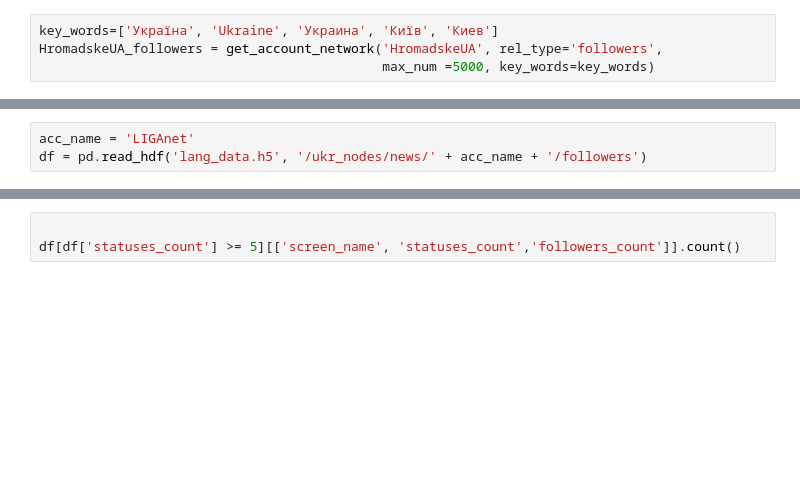
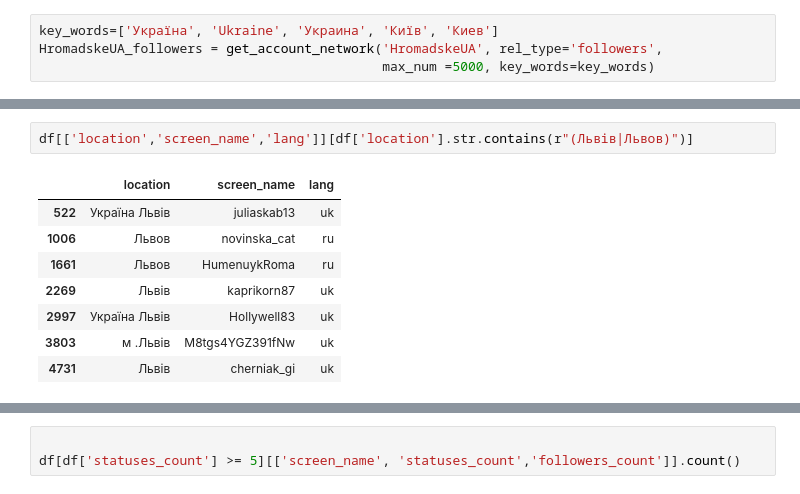
Before and after one commit to pgervila/Explore_bilingualism_in_cities, a Jupyter notebook: explore_city_langs.ipynb, the cells around one changed output, grey strips where cells are left out. Drawn from its saved outputs; the diff is of its cells as text; blank space fills up the shorter version.

```diff
--- a/explore_city_langs.ipynb
+++ b/explore_city_langs.ipynb
@@ -267,5 +273,13 @@ Rate limit reached. Sleeping for: 894
 fallen here
 ... (22 outputs left out)
-# %%
-acc_name = 'LIGAnet'
-df = pd.read_hdf('lang_data.h5', '/ukr_nodes/news/' + acc_name + '/followers')
+# %%
+df[['location','screen_name','lang']][df['location'].str.contains(r"(Львів|Львов)")]
+# %% [output]
+|  | location | screen_name | lang |
+| 522 | Україна Львів | juliaskab13 | uk |
+| 1006 | Львов | novinska_cat | ru |
+| 1661 | Львов | HumenuykRoma | ru |
+| 2269 | Львів | kaprikorn87 | uk |
+| 2997 | Україна Львів | Hollywell83 | uk |
+| 3803 | м .Львів | M8tgs4YGZ391fNw | uk |
+| 4731 | Львів | cherniak_gi | uk |
```
Also changed, not shown: parts of 61 cells of this notebook.
